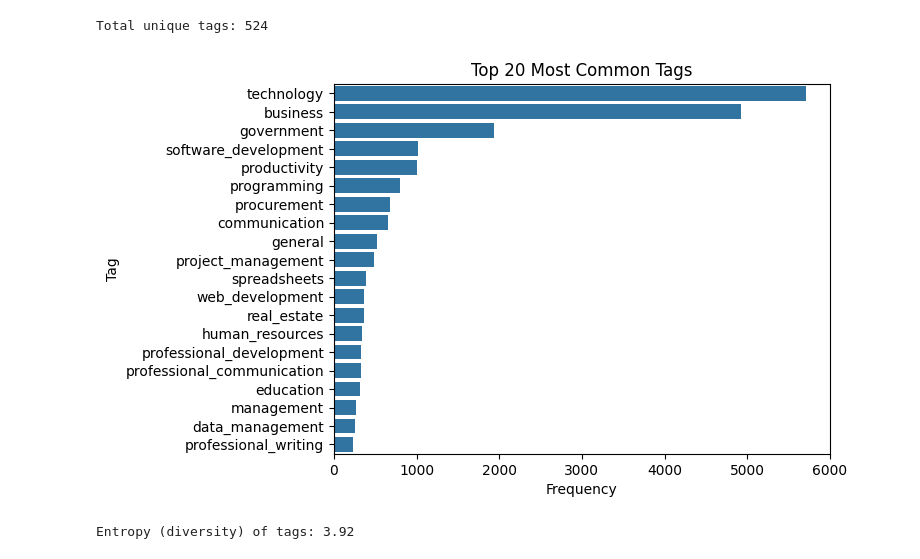
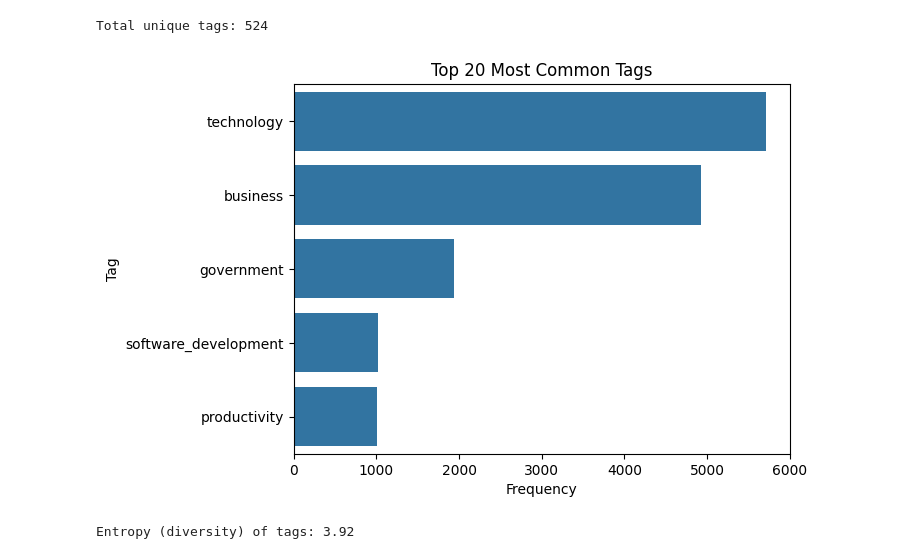
Before and after one commit to GSA/Customer-Data-Survey-Analysis, a Jupyter notebook: Notebooks/EDA for GSAi/EDA for GSAi v1.ipynb, the cells around one changed output. Saved outputs shown, nothing was run; the diff lists cells and outputs as text; code cells hidden in the pictures.

Commit message:
New graphs

```diff
--- a/Notebooks/EDA for GSAi/EDA for GSAi v1.ipynb
+++ b/Notebooks/EDA for GSAi/EDA for GSAi v1.ipynb
@@ -320,16 +320,16 @@ Total unique tags: 524
 # %%
 # Most Common Tags
 
-common_tags = pd.DataFrame(tag_counts.most_common(20), columns=['Tag', 'Frequency'])
+common_tags = pd.DataFrame(tag_counts.most_common(5), columns=['Tag', 'Frequency'])
 
 # Visualization
 sns.barplot(data=common_tags, x='Frequency', y='Tag')
 plt.title("Top 20 Most Common Tags")
 plt.xlabel("Frequency")
 plt.ylabel("Tag")
 plt.show()
 # %% [output]
-[figure, old version]
+[figure, new version]
 # %%
 # Diversity Score of Tags
 from scipy.stats import entropy
```
Also changed, not shown: parts of 2 cells of this notebook.
